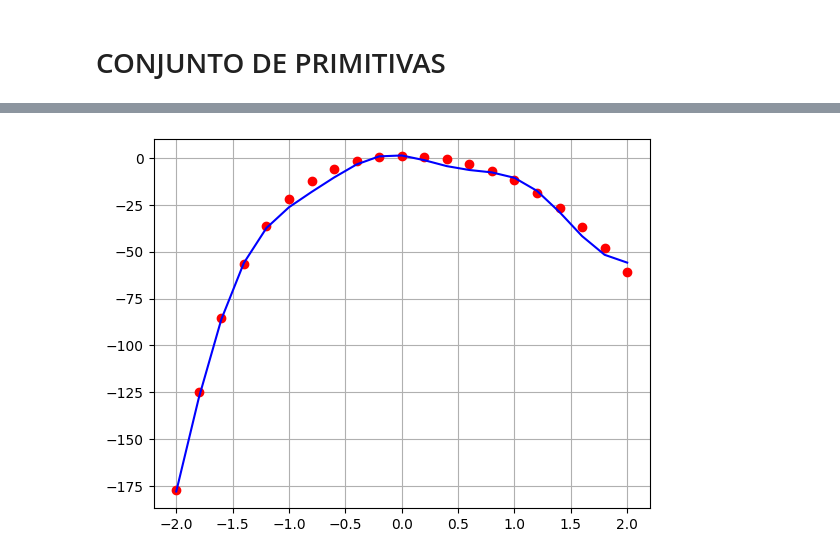
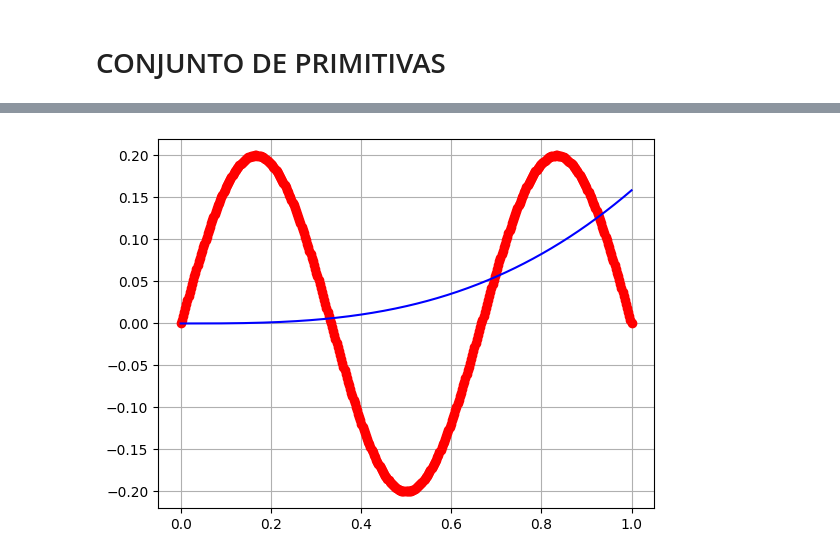
Before and after one commit to Seikened/semestre_v, a Jupyter notebook: algoritmos_bioinspirados/proyecto_3/programacion_genetica_proyecto.ipynb, the cells around one changed output, grey strips where cells are left out. Cells and saved outputs as stored; diff of their text form; code cells hidden in the pictures.

```diff
--- a/algoritmos_bioinspirados/proyecto_3/programacion_genetica_proyecto.ipynb
+++ b/algoritmos_bioinspirados/proyecto_3/programacion_genetica_proyecto.ipynb
@@ -141,29 +57,0 @@ plt.show()
-# %%
-import numpy as np
-import matplotlib.pyplot as plt
-
-pi = np.pi
-
-# Solución exacta (vectorizable: acepta escalares o arrays de NumPy)
-def u_ref(x, t):
-    return (1.0/5.0) * np.sin(3.0*pi*x) * np.exp(-(3.0*pi)**2 * t)
-
-# Muestreo en malla (opcional, por si necesitas el campo completo)
-def sample_reference(Nx=201, Nt=201, T_max=0.5):
-    x = np.linspace(0.0, 1.0, Nx)
-    t = np.linspace(0.0, T_max, Nt)
-    X, T = np.meshgrid(x, t, indexing='ij')
-    U = u_ref(X, T)
-    return x, t, U
-
-# Demo rápido: rebanada en un tiempo fijo t*
-x = np.linspace(0.0, 1.0, 201)
-t_star = 0.20
-y = u_ref(x, t_star)
-
-plt.plot(x, y, 'ro', markersize=3)
-plt.xlabel('x'); plt.ylabel('u(x, t*)')
-plt.title(f'Referencia exacta en t* = {t_star:.2f}')
-plt.grid(True, alpha=0.3)
-plt.tight_layout()
-plt.show()
@@ -301,19 +219,16 @@ x=2.00 -> f(x)=-61.0000 | individuo(x)=-55.8560
 # %%
 
-
-
-
-x = df['x'].to_numpy()
-y = df['y'].to_numpy()
+x = data_points
+y = valores_objetivo
 
 
 # Datos aproximados por el mejor individuo
 y_aprox = [func_mejor(xi) for xi in x]
 
 
 plt.plot(x,y,'ro')
 plt.plot(x,y_aprox,'b-')
 plt.grid()
 plt.show()
 # %% [output]
-[figure, old version]
+[figure, new version]
```
Also changed, not shown: parts of 6 cells of this notebook, 1 other file.
